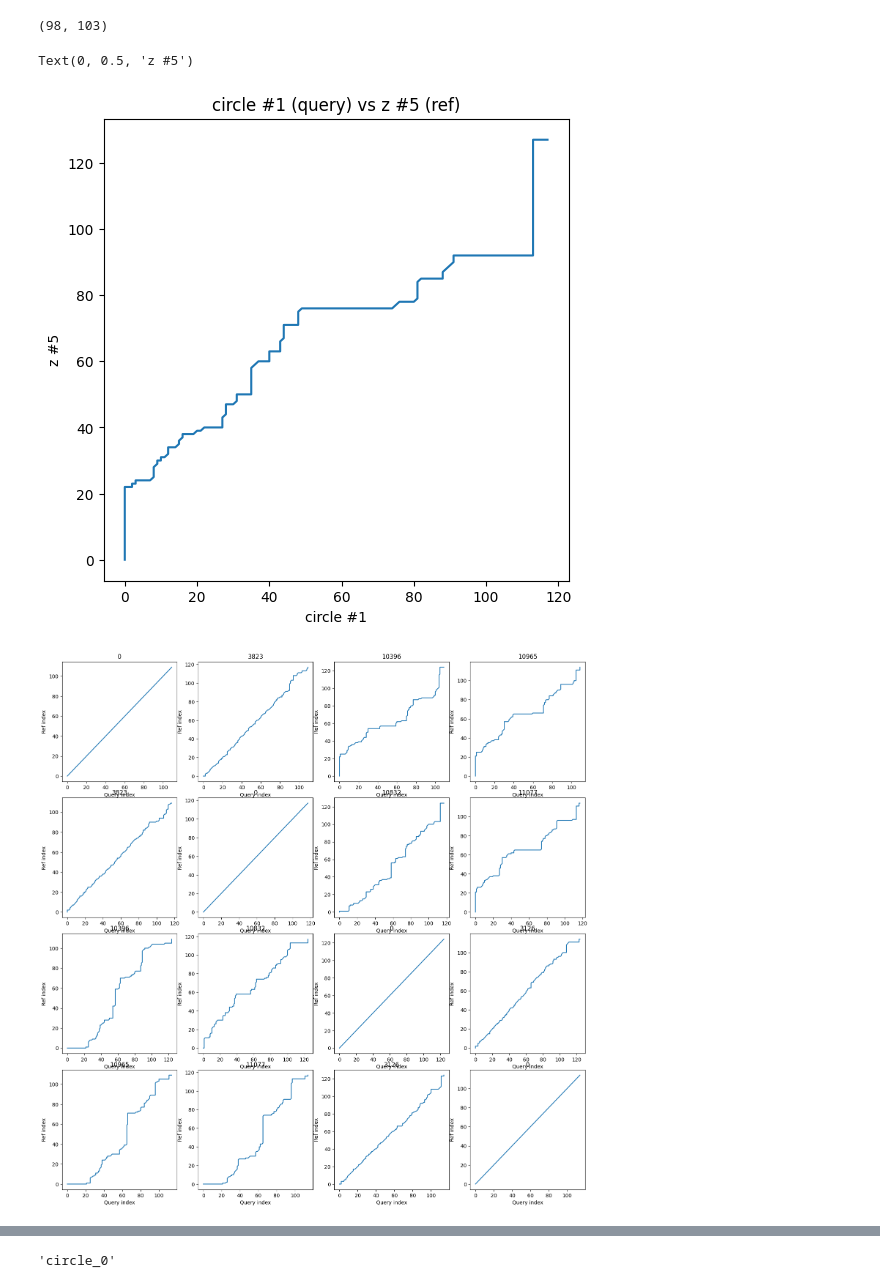
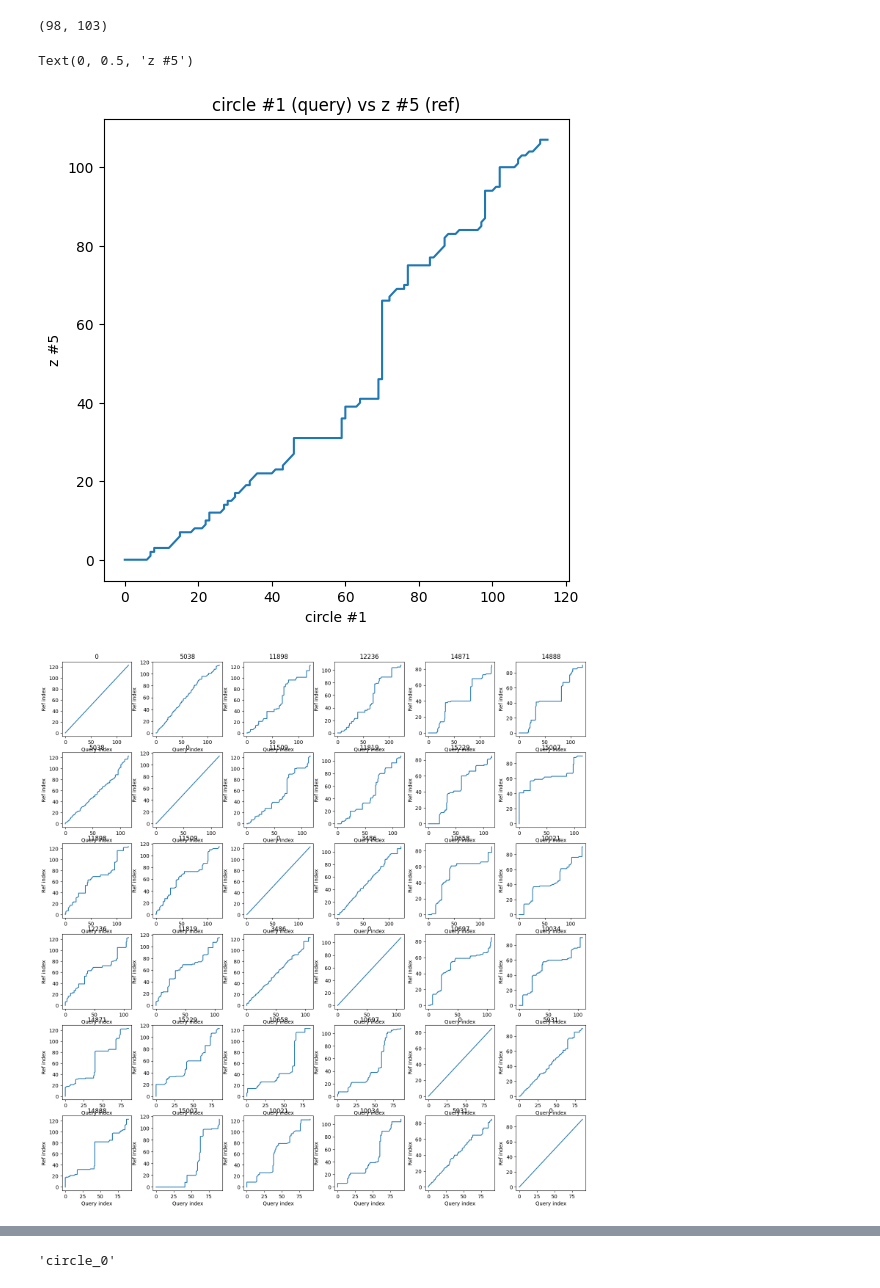
Before and after one commit to rbaron/spellcaster, a Jupyter notebook: data/accel.ipynb, the cells around one changed output, grey strips where cells are left out. Cells and saved outputs as stored; diff of their text form; code cells hidden in the pictures.

```diff
--- a/data/accel.ipynb
+++ b/data/accel.ipynb
@@ -27,6 +27,7 @@ df = pd.concat((
     for (f, n) in [
         ('./data/52hz/circles.csv', 'circle'),
         ('./data/52hz/z.csv', 'z'),
+        ('./data/52hz/swipe.csv', 'swipe'),
     ]
 ))
 # %%
@@ -61,8 +62,8 @@ for i in range(N_EACH):
     plot_mov(df, 'circle', i, axs[i])
 
 for i in range(N_EACH):
-    plot_mov(df, 'double-circle', i, axs[i + N_EACH])
+    plot_mov(df, 'z', i, axs[i + 2 * N_EACH])
 
 for i in range(N_EACH):
-    plot_mov(df, 'z', i, axs[i + 2 * N_EACH])
+    plot_mov(df, 'swipe', i, axs[i + N_EACH])
 # %% [output]
@@ -126,26 +127,27 @@ ax.set_xlabel('circle #1')
 ax.set_ylabel('z #5')
 # %% [output]
 Text(0, 0.5, 'z #5')
-[figure, old version]
+[figure, new version]
 # %%
 dfs = [mov_df(df, 'circle', i) for i in range(2)] + \
-      [mov_df(df, 'z', i) for i in range(2)]
+      [mov_df(df, 'z', i) for i in range(2)] + \
+      [mov_df(df, 'swipe', i) for i in range(2)]
 
 # [mov_df(df, 'double-circle', i) for i in range(2)] + \
 
 fig, axs = plt.subplots(len(dfs), len(dfs), figsize=(15, 15))
 fig.tight_layout()
 for i, df1 in enumerate(dfs):
     for j, df2 in enumerate(dfs):
         ax = axs[i][j]
         align = dtw.dtw(df1, df2)
         # https://github.com/DynamicTimeWarping/dtw-python/blob/56d2e09dd4409f2d7bafb465889d696a25ebdd2c/dtw/dtwPlot.py#L79
         ax.plot(align.index1, align.index2)
         ax.set_xlabel("Query index")
         ax.set_ylabel("Ref index")
         ax.set_title(f'{int(align.normalizedDistance)}')
 # %% [output]
-[figure, old version]
+[figure, new version]
 # %%
 import itertools
 
```
Also changed, not shown: parts of 3 cells of this notebook, 2 other files.
